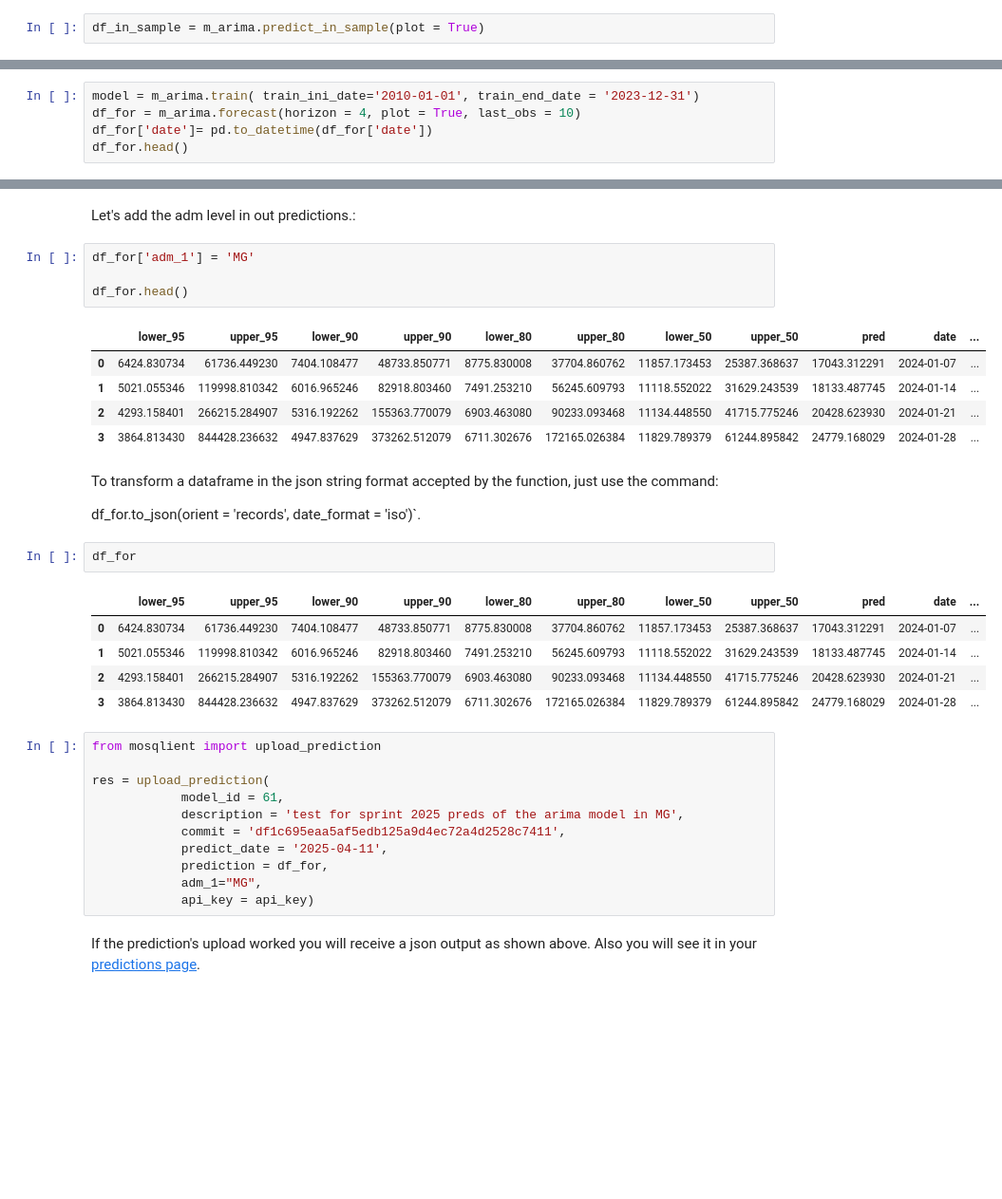
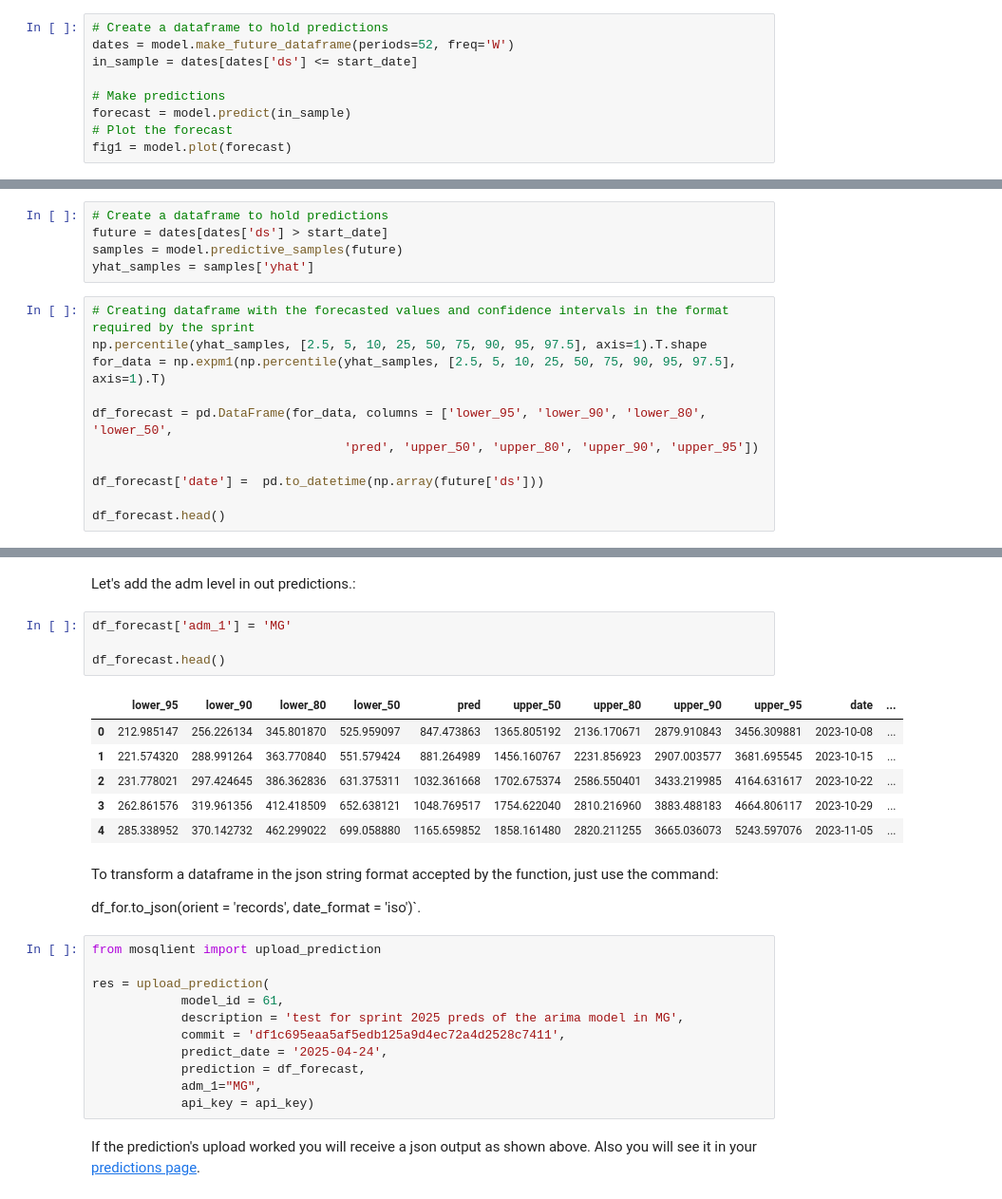
Before and after one commit to Mosqlimate-project/sprint-template-2025, a Jupyter notebook: Demo Notebooks/Python demo.ipynb, the cells around one changed output, grey strips where cells are left out. Shown at 95% size. Drawn from its saved outputs; the diff is of its cells as text; blank space fills up the shorter version.

```diff
--- a/Demo Notebooks/Python demo.ipynb
+++ b/Demo Notebooks/Python demo.ipynb
@@ -83,5 +116,12 @@ ARIMA(maxiter=100, order=(2, 1, 2), scoring_args={}, suppress_warnings=True,
 # %% [markdown]
 ## Making in-sample predictions
 # %%
-df_in_sample = m_arima.predict_in_sample(plot = True)
+# Create a dataframe to hold predictions
+dates = model.make_future_dataframe(periods=52, freq='W')
+in_sample = dates[dates['ds'] <= start_date]
+
+# Make predictions
+forecast = model.predict(in_sample)
+# Plot the forecast
+fig1 = model.plot(forecast)
 # %% [output]
@@ -98,7 +134,2 @@ df_in_sample.head()
 # %% [markdown]
 ## Using the model for forecasting:
-# %%
-model = m_arima.train( train_ini_date='2010-01-01', train_end_date = '2023-12-31')
-df_for = m_arima.forecast(horizon = 4, plot = True, last_obs = 10)
-df_for['date']= pd.to_datetime(df_for['date'])
-df_for.head()
@@ -128,0 +136,16 @@ Total fit time: 45.345 seconds
+# %%
+# Create a dataframe to hold predictions
+future = dates[dates['ds'] > start_date]
+samples = model.predictive_samples(future)
+yhat_samples = samples['yhat']
+# %%
+# Creating dataframe with the forecasted values and confidence intervals in the format required by the sprint
+np.percentile(yhat_samples, [2.5, 5, 10, 25, 50, 75, 90, 95, 97.5], axis=1).T.shape
+for_data = np.expm1(np.percentile(yhat_samples, [2.5, 5, 10, 25, 50, 75, 90, 95, 97.5], axis=1).T)
+
+df_forecast = pd.DataFrame(for_data, columns = ['lower_95', 'lower_90', 'lower_80', 'lower_50',
+                                  'pred', 'upper_50', 'upper_80', 'upper_90', 'upper_95'])
+
+df_forecast['date'] =  pd.to_datetime(np.array(future['ds']))
+
+df_forecast.head()
@@ -207,27 +237,20 @@ When registering your model, you need to provide the `ADM Level` of the output p
 # %% [markdown]
 Let's add the adm level in out predictions.:
 # %%
-df_for['adm_1'] = 'MG'
+df_forecast['adm_1'] = 'MG'
 
-df_for.head()
+df_forecast.head()
 # %% [output]
-|  | lower_95 | upper_95 | lower_90 | upper_90 | lower_80 | upper_80 | lower_50 | upper_50 | pred | date | ... |
-| 0 | 6424.830734 | 61736.449230 | 7404.108477 | 48733.850771 | 8775.830008 | 37704.860762 | 11857.173453 | 25387.368637 | 17043.312291 | 2024-01-07 | ... |
-| 1 | 5021.055346 | 119998.810342 | 6016.965246 | 82918.803460 | 7491.253210 | 56245.609793 | 11118.552022 | 31629.243539 | 18133.487745 | 2024-01-14 | ... |
-| 2 | 4293.158401 | 266215.284907 | 5316.192262 | 155363.770079 | 6903.463080 | 90233.093468 | 11134.448550 | 41715.775246 | 20428.623930 | 2024-01-21 | ... |
-| 3 | 3864.813430 | 844428.236632 | 4947.837629 | 373262.512079 | 6711.302676 | 172165.026384 | 11829.789379 | 61244.895842 | 24779.168029 | 2024-01-28 | ... |
+|  | lower_95 | lower_90 | lower_80 | lower_50 | pred | upper_50 | upper_80 | upper_90 | upper_95 | date | ... |
+| 0 | 212.985147 | 256.226134 | 345.801870 | 525.959097 | 847.473863 | 1365.805192 | 2136.170671 | 2879.910843 | 3456.309881 | 2023-10-08 | ... |
+| 1 | 221.574320 | 288.991264 | 363.770840 | 551.579424 | 881.264989 | 1456.160767 | 2231.856923 | 2907.003577 | 3681.695545 | 2023-10-15 | ... |
+| 2 | 231.778021 | 297.424645 | 386.362836 | 631.375311 | 1032.361668 | 1702.675374 | 2586.550401 | 3433.219985 | 4164.631617 | 2023-10-22 | ... |
+| 3 | 262.861576 | 319.961356 | 412.418509 | 652.638121 | 1048.769517 | 1754.622040 | 2810.216960 | 3883.488183 | 4664.806117 | 2023-10-29 | ... |
+| 4 | 285.338952 | 370.142732 | 462.299022 | 699.058880 | 1165.659852 | 1858.161480 | 2820.211255 | 3665.036073 | 5243.597076 | 2023-11-05 | ... |
 # %% [markdown]
 To transform a dataframe in the json string format accepted by the function, just use the command:
 
 df_for.to_json(orient = 'records', date_format = 'iso')`.
-# %%
-df_for
-# %% [output]
-|  | lower_95 | upper_95 | lower_90 | upper_90 | lower_80 | upper_80 | lower_50 | upper_50 | pred | date | ... |
-| 0 | 6424.830734 | 61736.449230 | 7404.108477 | 48733.850771 | 8775.830008 | 37704.860762 | 11857.173453 | 25387.368637 | 17043.312291 | 2024-01-07 | ... |
-| 1 | 5021.055346 | 119998.810342 | 6016.965246 | 82918.803460 | 7491.253210 | 56245.609793 | 11118.552022 | 31629.243539 | 18133.487745 | 2024-01-14 | ... |
-| 2 | 4293.158401 | 266215.284907 | 5316.192262 | 155363.770079 | 6903.463080 | 90233.093468 | 11134.448550 | 41715.775246 | 20428.623930 | 2024-01-21 | ... |
-| 3 | 3864.813430 | 844428.236632 | 4947.837629 | 373262.512079 | 6711.302676 | 172165.026384 | 11829.789379 | 61244.895842 | 24779.168029 | 2024-01-28 | ... |
 # %%
 from mosqlient import upload_prediction
 
@@ -235,8 +258,8 @@ res = upload_prediction(
             model_id = 61,
             description = 'test for sprint 2025 preds of the arima model in MG',
             commit = 'df1c695eaa5af5edb125a9d4ec72a4d2528c7411',
-            predict_date = '2025-04-11',
-            prediction = df_for,
+            predict_date = '2025-04-24',
+            prediction = df_forecast,
             adm_1="MG",
             api_key = api_key)
 # %% [markdown]
```
Also changed, not shown: parts of 21 cells of this notebook.
